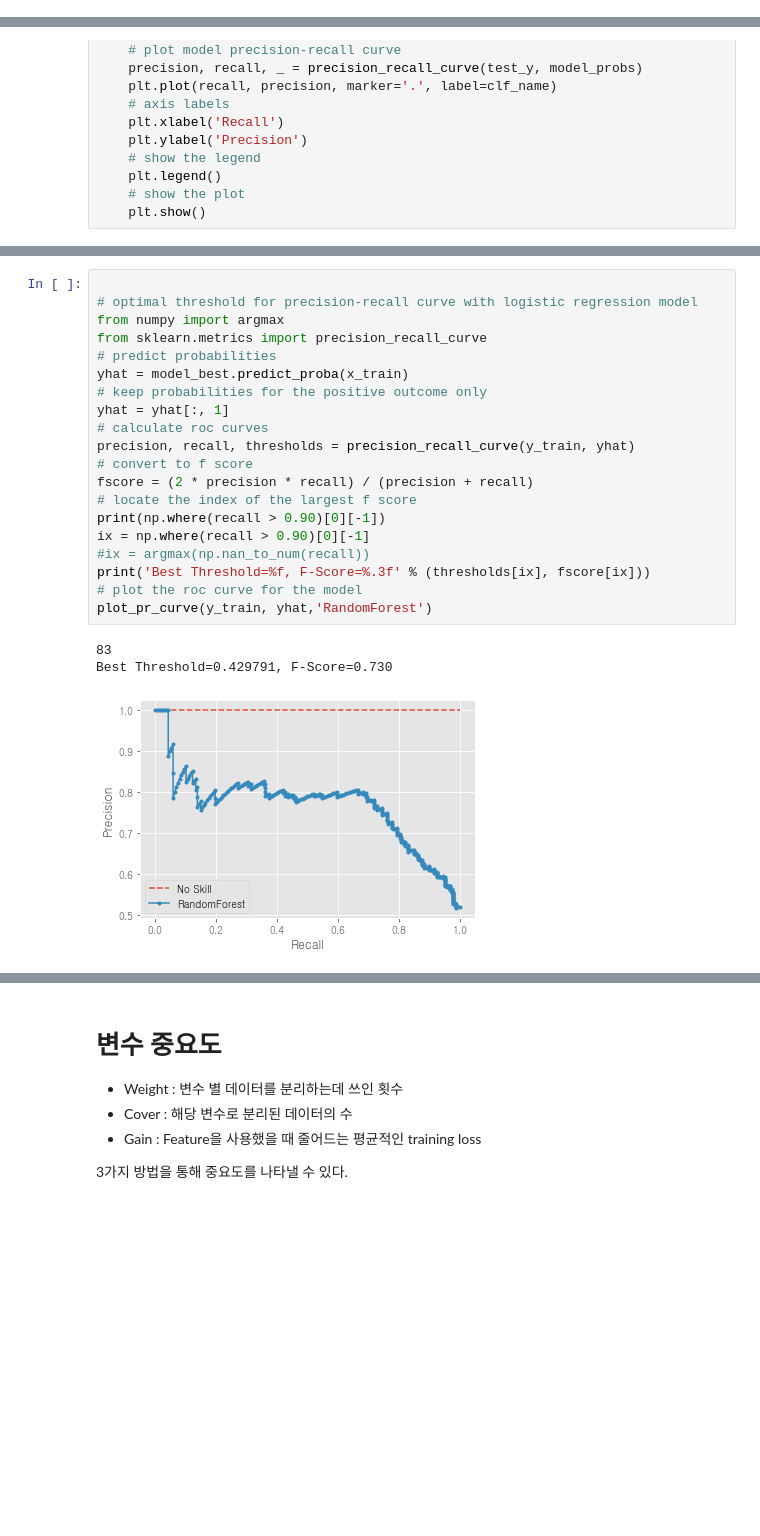
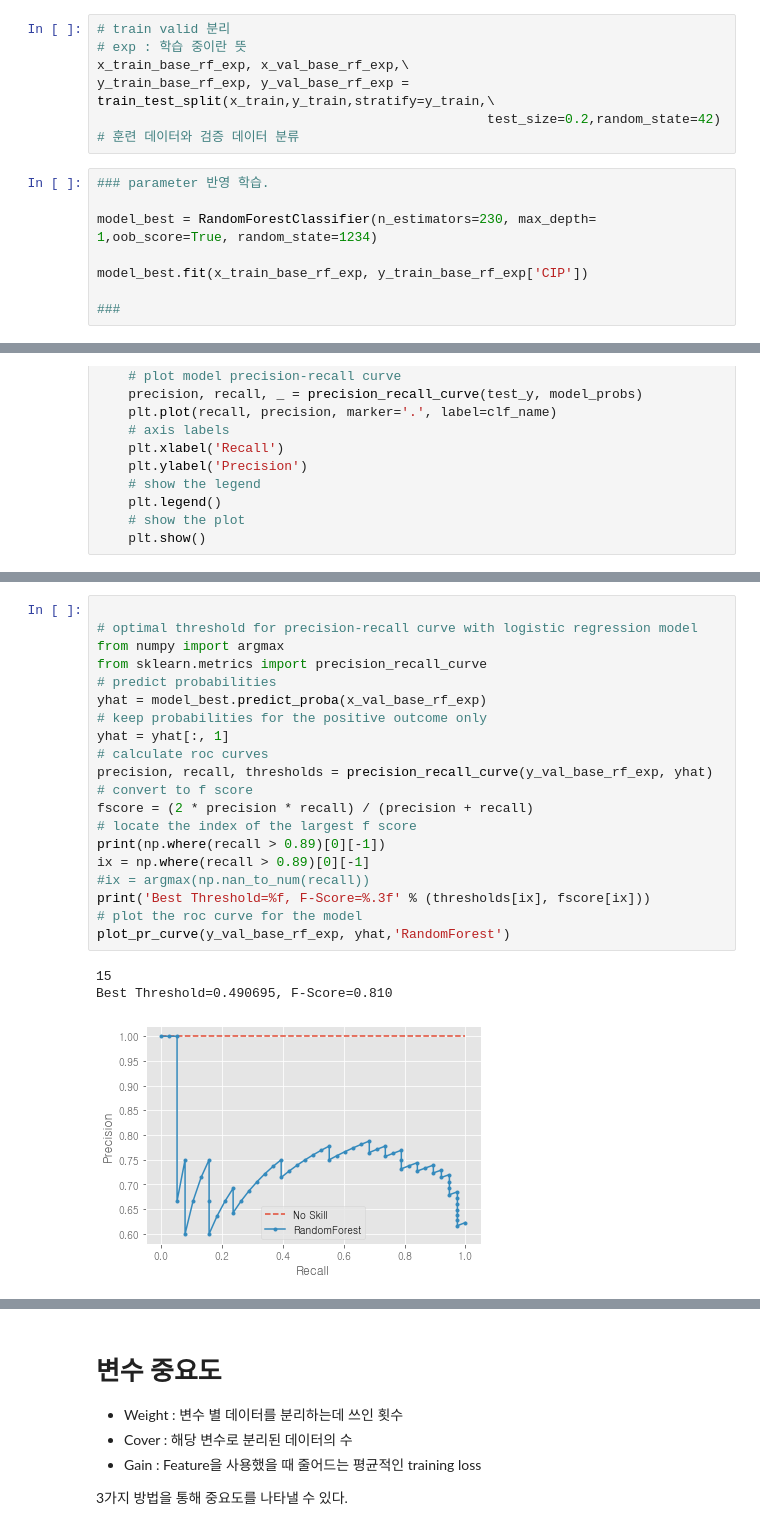
Before and after one commit to bub3690/22-1_multivariate, a Jupyter notebook: final_project/Classification-rftree-pre.ipynb, the cells around one changed output, grey strips where cells are left out. Drawn from its saved outputs; the diff is of its cells as text; blank space fills up the shorter version.

Commit message:
Update prediction threshold adjustment with validation

```diff
--- a/final_project/Classification-rftree-pre.ipynb
+++ b/final_project/Classification-rftree-pre.ipynb
@@ -304,3 +304,17 @@ roc auc value 0.7618832050701675
 결과, recall (내성)에 예측이 많이 실패한다.
 # %% [markdown]
 #### recall threshold change
+# %%
+# train valid 분리
+# exp : 학습 중이란 뜻
+x_train_base_rf_exp, x_val_base_rf_exp,\
+y_train_base_rf_exp, y_val_base_rf_exp = train_test_split(x_train,y_train,stratify=y_train,\
+                                                  test_size=0.2,random_state=42)  # 훈련 데이터와 검증 데이터 분류
+# %%
+### parameter 반영 학습.
+
+model_best = RandomForestClassifier(n_estimators=230, max_depth= 1,oob_score=True, random_state=1234)
+
+model_best.fit(x_train_base_rf_exp, y_train_base_rf_exp['CIP'])
+
+###
@@ -323,27 +356,27 @@ def plot_pr_curve(test_y, model_probs,clf_name):
 # %%
 
 # optimal threshold for precision-recall curve with logistic regression model
 from numpy import argmax
 from sklearn.metrics import precision_recall_curve
 # predict probabilities
-yhat = model_best.predict_proba(x_train)
+yhat = model_best.predict_proba(x_val_base_rf_exp)
 # keep probabilities for the positive outcome only
 yhat = yhat[:, 1]
 # calculate roc curves
-precision, recall, thresholds = precision_recall_curve(y_train, yhat)
+precision, recall, thresholds = precision_recall_curve(y_val_base_rf_exp, yhat)
 # convert to f score
 fscore = (2 * precision * recall) / (precision + recall)
 # locate the index of the largest f score
-print(np.where(recall > 0.90)[0][-1])
-ix = np.where(recall > 0.90)[0][-1]
+print(np.where(recall > 0.89)[0][-1])
+ix = np.where(recall > 0.89)[0][-1]
 #ix = argmax(np.nan_to_num(recall))
 print('Best Threshold=%f, F-Score=%.3f' % (thresholds[ix], fscore[ix]))
 # plot the roc curve for the model
-plot_pr_curve(y_train, yhat,'RandomForest')
+plot_pr_curve(y_val_base_rf_exp, yhat,'RandomForest')
 # %% [output]
-83
-Best Threshold=0.429791, F-Score=0.730
+15
+Best Threshold=0.490695, F-Score=0.810
-[figure, old version]
+[figure, new version]
 # %%
 
 # optimal threshold for precision-recall curve with logistic regression model
```
Also changed, not shown: parts of 21 cells of this notebook, 8 other files.
